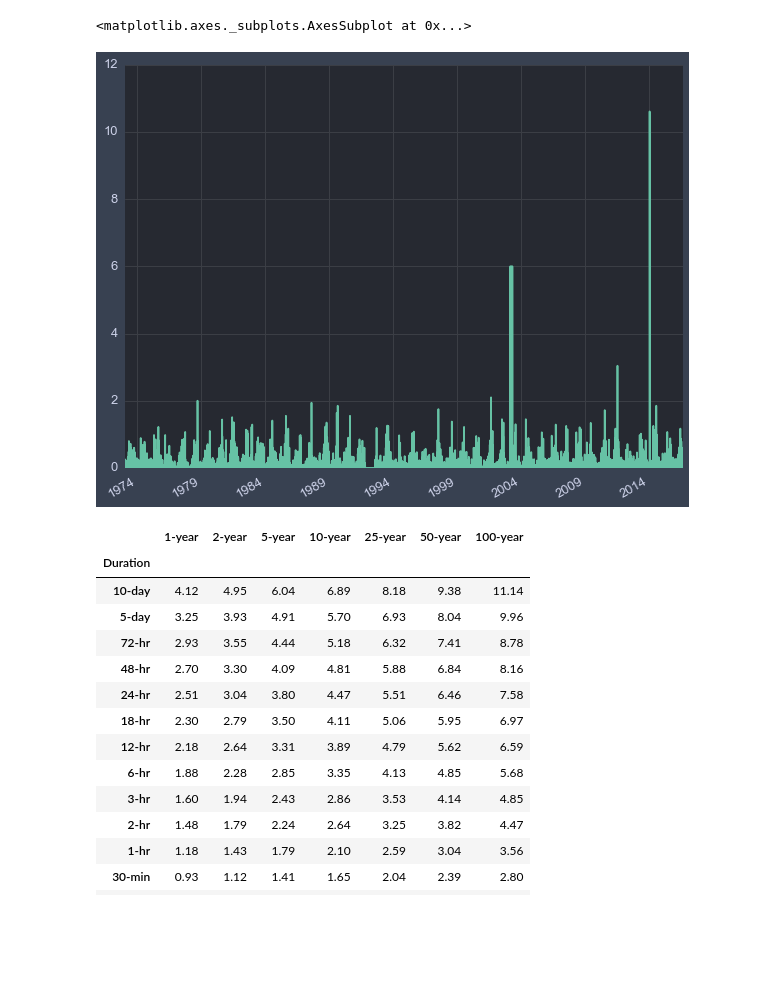
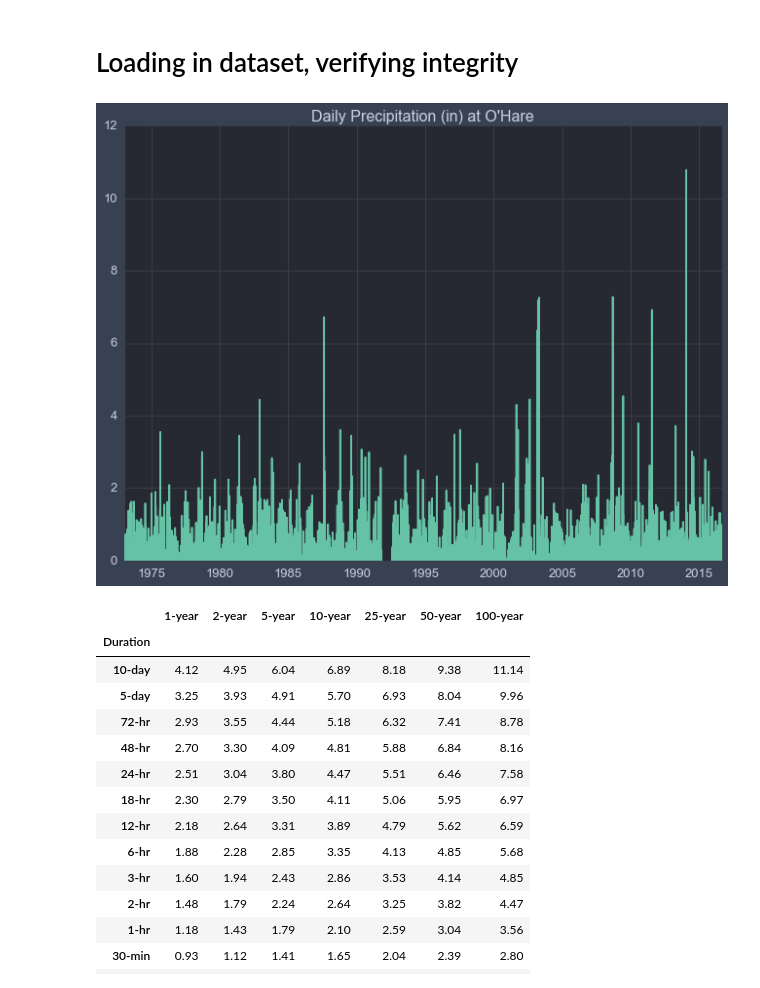
Before and after one commit to kbrose/rain, a Jupyter notebook: n-year/notebooks/calculating-new-definitions.ipynb, the cells around one changed output. Drawn from its saved outputs; the diff is of its cells as text; code cells hidden in the pictures; blank space fills up the shorter version.

```diff
--- a/n-year/notebooks/calculating-new-definitions.ipynb
+++ b/n-year/notebooks/calculating-new-definitions.ipynb
@@ -23,4 +23,6 @@ sns.set(rc={'text.color':'#cdd2e9',
 sns.set_palette(sns.color_palette("Set2", 8))
+# %% [markdown]
+# Loading in dataset, verifying integrity
 # %%
 # The following code is adopted from Pat's Rolling Rain N-Year Threshold.pynb
 # Loading in hourly rain data from CSV, parsing the timestamp, and adding it
@@ -32,12 +34,15 @@ rain_df = rain_df.set_index(pd.DatetimeIndex(rain_df['datetime']))
 # Data does not really exist before 1973, data between 11/1991 and 8/1992 is all 0s...
 rain_df = rain_df[(rain_df['datetime'] > '1973') &
                   ((rain_df['datetime'] < '19911101') | (rain_df['datetime'] > '19920801'))]
-# %%
-chi_rain_series = rain_df['HOURLYPrecip'].resample('1H').max().dropna()
-chi_rain_series.plot()
-# %% [output]
-<matplotlib.axes._subplots.AxesSubplot at 0x...>
-[figure, removed]
+# %%
+chi_rain_series = rain_df['HOURLYPrecip'].resample('1H').max().dropna()
+# We take maximum, because when there are multiple reports within the same hour,
+# the values are *accumulated* (and then reset at the next full hour). Thus we
+# want to take the maximum reading from any given hour.
+ax = chi_rain_series.resample('24H').sum().plot()
+_ = ax.set_title('Daily Precipitation (in) at O\'Hare')
+# %% [output]
+[figure, added]
 # %%
 n_year_threshes = pd.read_csv('data/n_year_definitions.csv')
 n_year_threshes = n_year_threshes.set_index('Duration')
```
Also changed, not shown: parts of 11 cells of this notebook.
